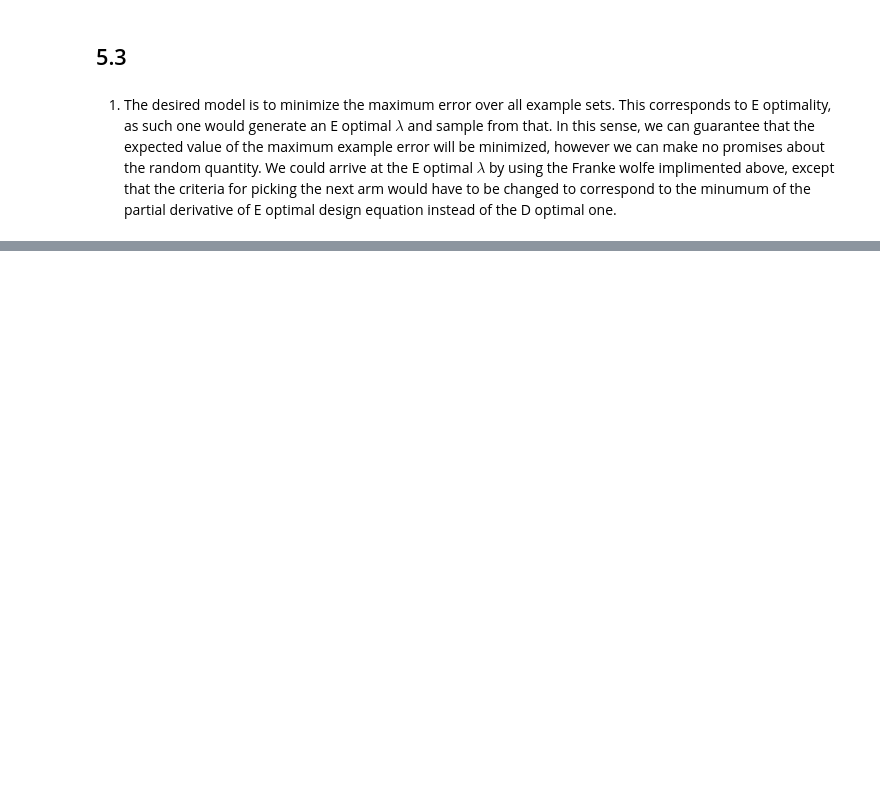
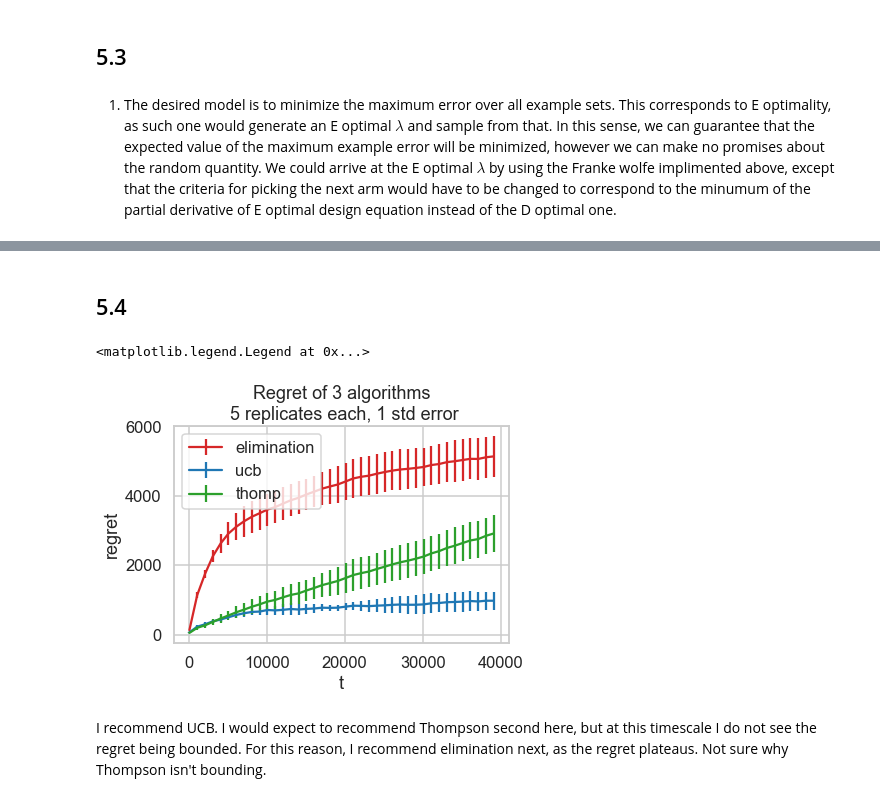
Before and after one commit to EvanKomp/cse541_hw, a Jupyter notebook: hw2/hw2.ipynb, the cells around one changed output, grey strips where cells are left out. Cells and saved outputs as stored; diff of their text form; code cells hidden in the pictures; blank space fills up the shorter version.

```diff
--- a/hw2/hw2.ipynb
+++ b/hw2/hw2.ipynb
@@ -309,0 +126,21 @@ conf_unif = np . sqrt ( np . sum ( Phi @ np . linalg . inv (A) * Phi , axis =1)
+# %% [markdown]
+## 5.4
+# %%
+elim = np.load('elim.npy')
+ucb = np.load('ucb.npy')
+thom = np.load('thomp.npy')
+# %%
+fig, ax = plt.subplots()
+
+ax.errorbar(x=elim[::10,0], y=elim[::10,1], yerr=elim[::10,2], label='elimination', c='tab:red')
+ax.errorbar(x=ucb[::10,0], y=ucb[::10,1], yerr=ucb[::10,2], label='ucb', c='tab:blue')
+ax.errorbar(x=thom[::10,0], y=thom[::10,1], yerr=thom[::10,2], label='thomp', c='tab:green')
+ax.set_xlabel('t')
+ax.set_ylabel('regret')
+ax.set_title('Regret of 3 algorithms\n 5 replicates each, 1 std error')
+plt.legend()
+# %% [output]
+<matplotlib.legend.Legend at 0x...>
+[figure, added]
+# %% [markdown]
+I recommend UCB. I would expect to recommend Thompson second here, but at this timescale I do not see the regret being bounded. For this reason, I recommend elimination next, as the regret plateaus. Not sure why Thompson isn't bounding.
```
Also changed, not shown: parts of 31 cells of this notebook, 1 other file.
